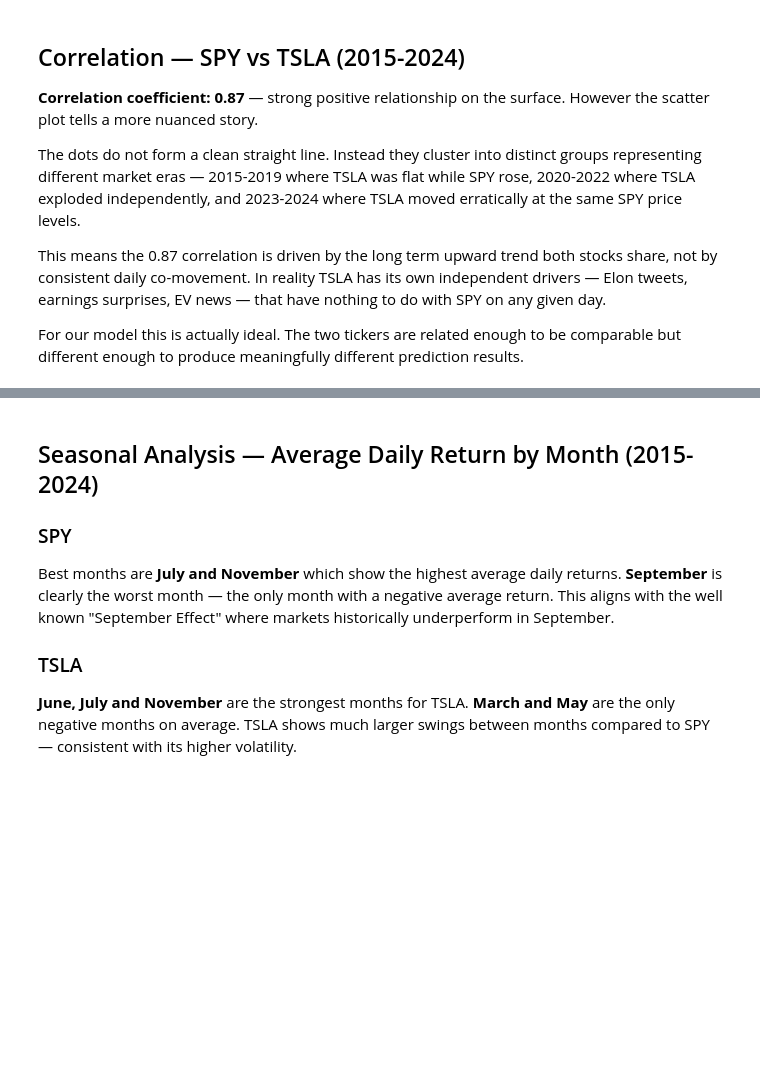
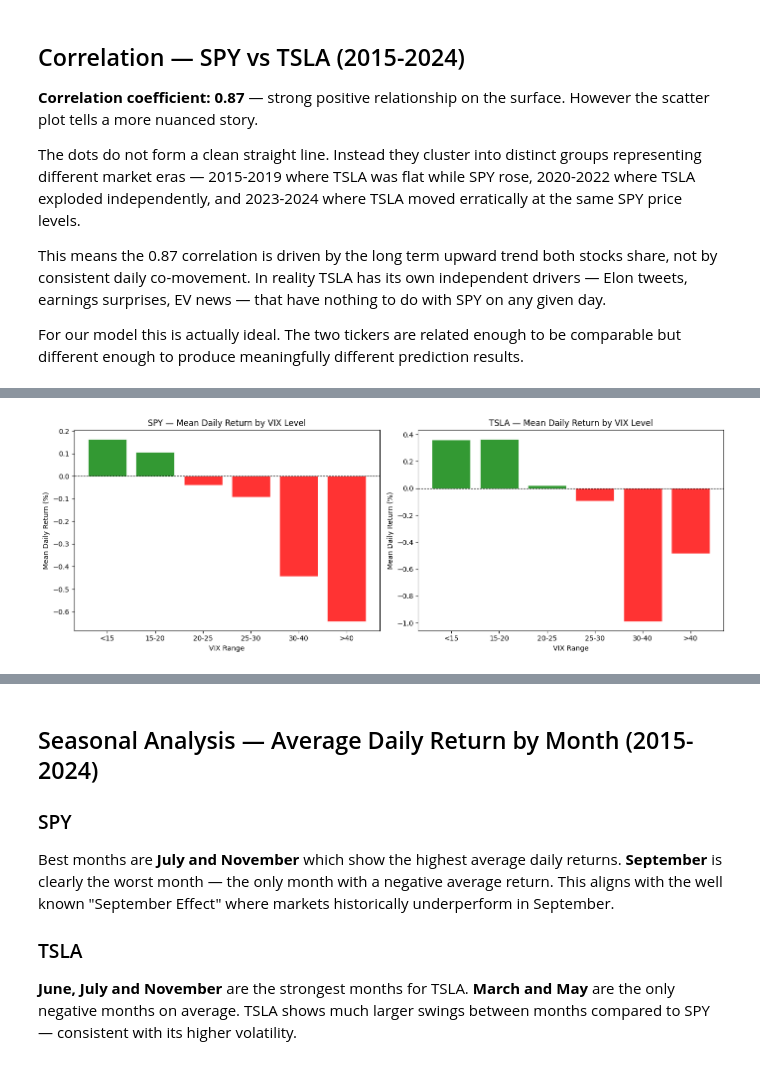
Before and after one commit to dnguyen000/seis763-midterm, a Jupyter notebook: explore.ipynb, the cells around one changed output, grey strips where cells are left out. Drawn from its saved outputs; the diff is of its cells as text; code cells hidden in the pictures; blank space fills up the shorter version.

```diff
--- a/explore.ipynb
+++ b/explore.ipynb
@@ -259,0 +401,29 @@ For our model this is actually ideal. The two tickers are related enough to be c
+# %%
+# VIX LEVEL vs AVERAGE DAILY RETURN (binned)
+df_spy["vix_bin"] = pd.cut(df_spy["vix"],
+                            bins=[0, 15, 20, 25, 30, 40, 100],
+                            labels=["<15", "15-20", "20-25", "25-30", "30-40", ">40"])
+
+fig, axes = plt.subplots(1, 2, figsize=(14, 5))
+
+for ax, df, ticker, color in zip(axes,
+                                  [df_spy, df_tesla],
+                                  ["SPY", "TSLA"],
+                                  ["blue", "red"]):
+    if "vix_bin" not in df.columns:
+        df["vix_bin"] = pd.cut(df["vix"],
+                               bins=[0, 15, 20, 25, 30, 40, 100],
+                               labels=["<15", "15-20", "20-25", "25-30", "30-40", ">40"])
+
+    binned = df.groupby("vix_bin", observed=True)["daily_return"].mean() * 100
+    bar_colors = ["green" if v >= 0 else "red" for v in binned.values]
+    bars = ax.bar(binned.index, binned.values, color=bar_colors, alpha=0.8, edgecolor="white", linewidth=0.5)
+    ax.axhline(y=0, color="black", linestyle="--", linewidth=0.8)
+    ax.set_title(f"{ticker} — Mean Daily Return by VIX Level")
+    ax.set_xlabel("VIX Range")
+    ax.set_ylabel("Mean Daily Return (%)")
+
+plt.tight_layout()
+plt.show()
+# %% [output]
+[figure, added]
```
Also changed, not shown: parts of 10 cells of this notebook, 4 other files.
